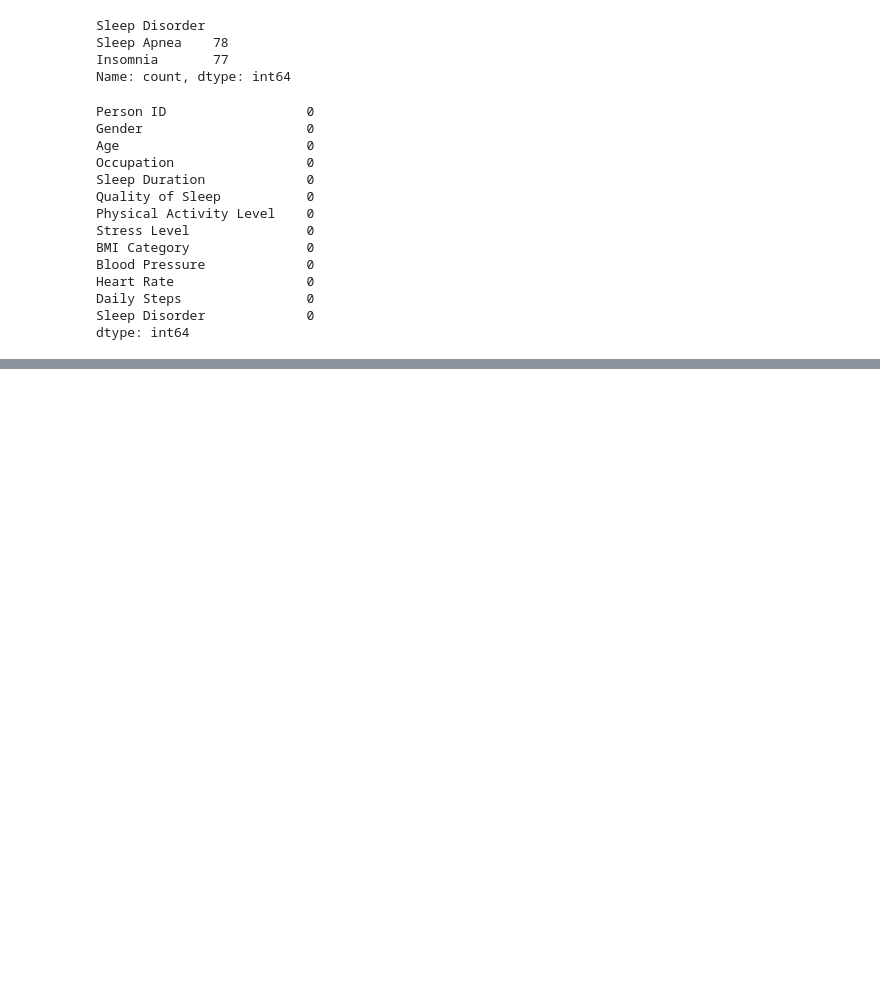
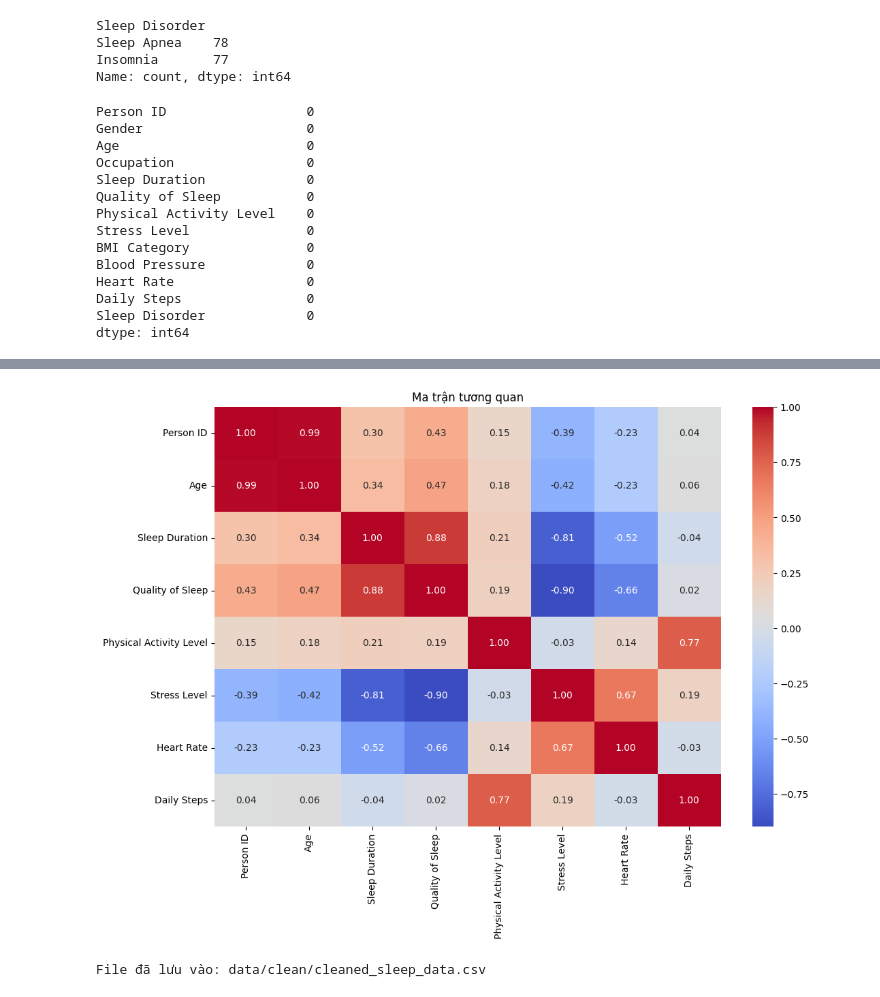
Before and after one commit to hoaian1377/Sleep_Health_And_Lifestyle, a Jupyter notebook: notebooks/EDA_SleepHealth.ipynb, the cells around one changed output, grey strips where cells are left out. Cells and saved outputs as stored; diff of their text form; code cells hidden in the pictures; blank space fills up the shorter version.

```diff
--- a/notebooks/EDA_SleepHealth.ipynb
+++ b/notebooks/EDA_SleepHealth.ipynb
@@ -98,0 +123,12 @@ dtype: int64
+# %%
+plt.figure(figsize=(12, 8))
+sns.heatmap(df.corr(numeric_only=True), annot=True, cmap='coolwarm', fmt='.2f')
+plt.title("Ma trận tương quan")
+plt.show()
+# %% [output]
+[figure, added]
+# %%
+df.to_csv('../data/clean/cleaned_sleep_data.csv', index=False)
+print("File đã lưu vào: data/clean/cleaned_sleep_data.csv")
+# %% [output]
+File đã lưu vào: data/clean/cleaned_sleep_data.csv
```
Also changed, not shown: parts of 6 cells of this notebook, 10 other files.
